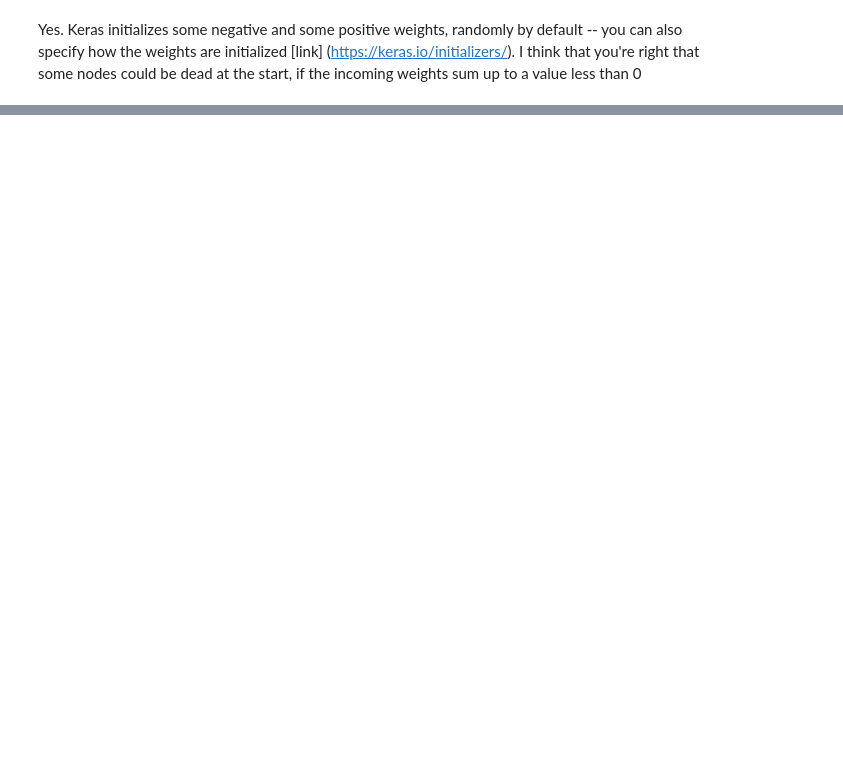
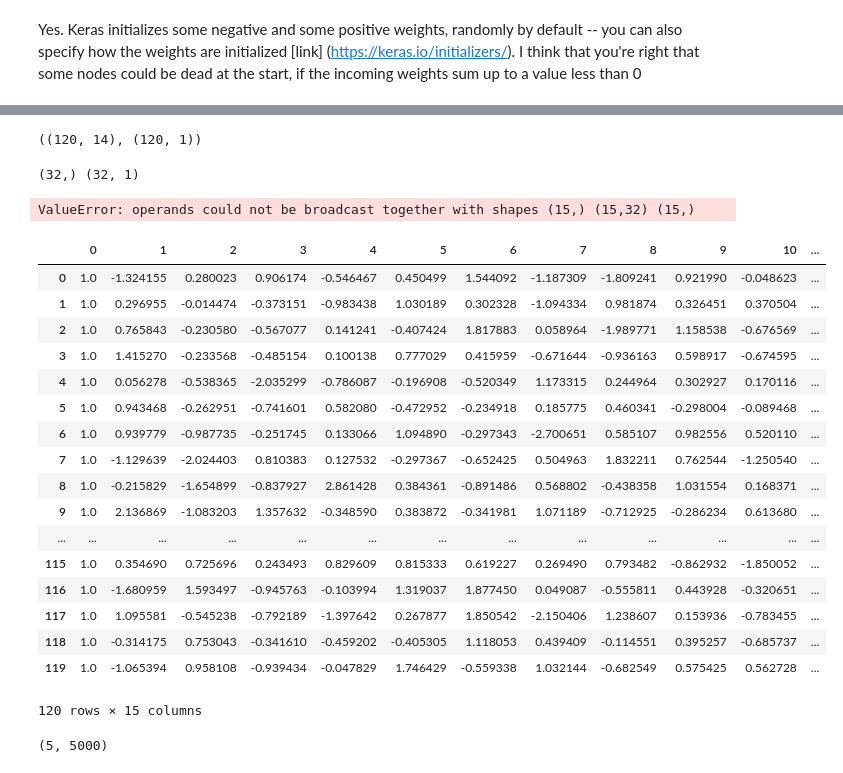
Before and after one commit to callinSwitzer/GarbageCollector, a Jupyter notebook: StackOverflowQuestions.ipynb, the cells around one changed output, grey strips where cells are left out. Saved outputs shown, nothing was run; the diff lists cells and outputs as text; code cells hidden in the pictures; blank space fills up the shorter version.

```diff
--- a/StackOverflowQuestions.ipynb
+++ b/StackOverflowQuestions.ipynb
@@ -197,0 +426,39 @@ plt.imshow(imgg)
+# %%
+from sklearn.model_selection import train_test_split
+data = np.random.randn(150,13)
+target = np.random.randn(150)
+
+train_data_intercept = np.insert(data, 0, 1, axis=1)
+train_data,test_data,train_target,test_target = train_test_split(train_data_intercept,(target[:, np.newaxis]), test_size=0.2, random_state=42)
+#train_data,test_data,train_target,test_target = train_test_split(data,target, test_size=0.2, random_state=42)
+train_data.shape, train_target.shape
+# %% [output]
+((120, 14), (120, 1))
+# %%
+w, loss = des(train_data,train_target,0.01,10,32)
+w, loss
+# %% [output]
+(32,) (32, 1)
+ValueError: operands could not be broadcast together with shapes (15,) (15,32) (15,)
+# %%
+import pandas as pd
+pd.DataFrame(train_data)
+# %% [output]
+|  | 0 | 1 | 2 | 3 | 4 | 5 | 6 | 7 | 8 | 9 | 10 | ... |
+| 0 | 1.0 | -1.324155 | 0.280023 | 0.906174 | -0.546467 | 0.450499 | 1.544092 | -1.187309 | -1.809241 | 0.921990 | -0.048623 | ... |
+| 1 | 1.0 | 0.296955 | -0.014474 | -0.373151 | -0.983438 | 1.030189 | 0.302328 | -1.094334 | 0.981874 | 0.326451 | 0.370504 | ... |
+| 2 | 1.0 | 0.765843 | -0.230580 | -0.567077 | 0.141241 | -0.407424 | 1.817883 | 0.058964 | -1.989771 | 1.158538 | -0.676569 | ... |
+| 3 | 1.0 | 1.415270 | -0.233568 | -0.485154 | 0.100138 | 0.777029 | 0.415959 | -0.671644 | -0.936163 | 0.598917 | -0.674595 | ... |
+| 4 | 1.0 | 0.056278 | -0.538365 | -2.035299 | -0.786087 | -0.196908 | -0.520349 | 1.173315 | 0.244964 | 0.302927 | 0.170116 | ... |
+| 5 | 1.0 | 0.943468 | -0.262951 | -0.741601 | 0.582080 | -0.472952 | -0.234918 | 0.185775 | 0.460341 | -0.298004 | -0.089468 | ... |
+| 6 | 1.0 | 0.939779 | -0.987735 | -0.251745 | 0.133066 | 1.094890 | -0.297343 | -2.700651 | 0.585107 | 0.982556 | 0.520110 | ... |
+| 7 | 1.0 | -1.129639 | -2.024403 | 0.810383 | 0.127532 | -0.297367 | -0.652425 | 0.504963 | 1.832211 | 0.762544 | -1.250540 | ... |
+| 8 | 1.0 | -0.215829 | -1.654899 | -0.837927 | 2.861428 | 0.384361 | -0.891486 | 0.568802 | -0.438358 | 1.031554 | 0.168371 | ... |
+| 9 | 1.0 | 2.136869 | -1.083203 | 1.357632 | -0.348590 | 0.383872 | -0.341981 | 1.071189 | -0.712925 | -0.286234 | 0.613680 | ... |
+| ... | ... | ... | ... | ... | ... | ... | ... | ... | ... | ... | ... | ... |
+| 115 | 1.0 | 0.354690 | 0.725696 | 0.243493 | 0.829609 | 0.815333 | 0.619227 | 0.269490 | 0.793482 | -0.862932 | -1.850052 | ... |
+| 116 | 1.0 | -1.680959 | 1.593497 | -0.945763 | -0.103994 | 1.319037 | 1.877450 | 0.049087 | -0.555811 | 0.443928 | -0.320651 | ... |
+| 117 | 1.0 | 1.095581 | -0.545238 | -0.792189 | -1.397642 | 0.267877 | 1.850542 | -2.150406 | 1.238607 | 0.153936 | -0.783455 | ... |
+| 118 | 1.0 | -0.314175 | 0.753043 | -0.341610 | -0.459202 | -0.405305 | 1.118053 | 0.439409 | -0.114551 | 0.395257 | -0.685737 | ... |
+| 119 | 1.0 | -1.065394 | 0.958108 | -0.939434 | -0.047829 | 1.746429 | -0.559338 | 1.032144 | -0.682549 | 0.575425 | 0.562728 | ... |
+120 rows × 15 columns
@@ -197,0 +475,12 @@ plt.imshow(imgg)
+# %%
+trainx = np.random.randn(5, 5000)
+trainx.shape[:-1]
+
+input_layer = Input(shape = (5, 1))
+l1 = LSTM(32, activation='tanh')(input_layer)
+y1 = Dense(1, activation='softmax')(l1)
+
+model = Model(input_layer, y1)
+trainx.shape
+# %% [output]
+(5, 5000)
```
Also changed, not shown: parts of 38 cells of this notebook, 4 other files.
